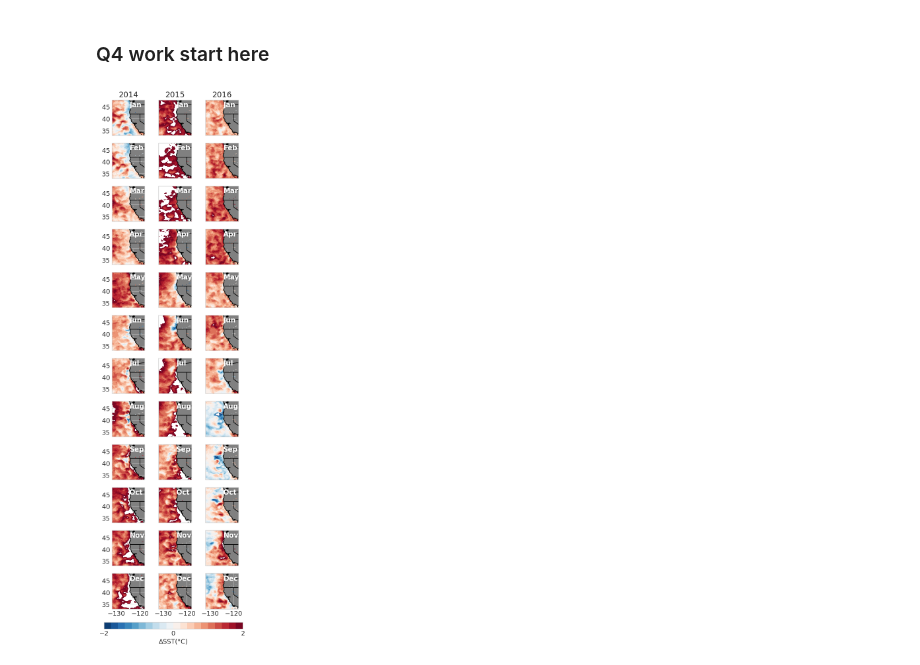
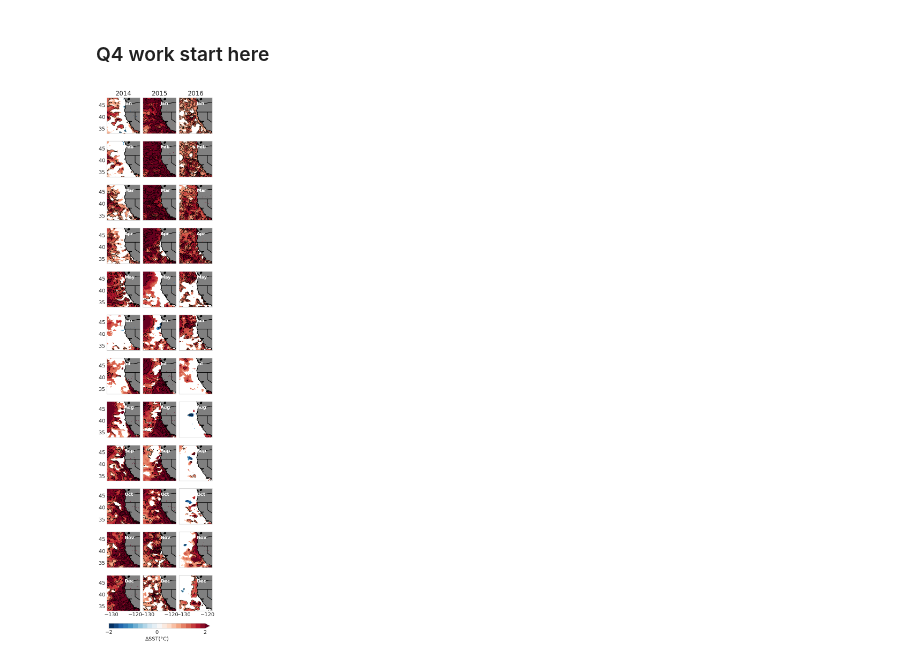
Before and after one commit to UCB-stat-159-s23/hw03-group17, a Jupyter notebook: climate-Q04.ipynb, the cells around one changed output. Drawn from its saved outputs; the diff is of its cells as text; code cells hidden in the pictures.

```diff
--- a/climate-Q04.ipynb
+++ b/climate-Q04.ipynb
@@ -87,56 +87,71 @@ ax.add_feature(cfeature.STATES.with_scale("10m"))
 [figure]
 # %% [markdown]
 ### Q4 work start here
+# %%
+#change into Celcius
+ds['analysed_sst'] = ds.analysed_sst - 273.15
 # %%
-# Calculate SST anomalies
-def calculate_anomalies(ds):
-    climatology = ds.groupby('time.dayofyear').mean('time')
-    anomalies = ds.groupby('time.dayofyear') - climatology
-    return anomalies
-anomalies = calculate_anomalies(ds['analysed_sst'])
+# Get data from 2002 to 2012, calculate mean and standard deviation
+ds_prev = ds['analysed_sst'].sel(time=slice('2002', '2012'))
+ds_prev_mean = ds_prev.groupby(ds_prev.time.dt.month).mean()
+ds_prev_sd = ds_prev.groupby(ds_prev.time.dt.month).std()
 
-# Set up the plot
-fig, axs = plt.subplots(nrows=12, ncols=3, sharex=True, sharey=True, subplot_kw={'projection': crs}, figsize=(10, 20))
+# Get data for 2014, 2015, and 2016, calculate mean for each year
+years = [2014, 2015, 2016]
+ds_yearly_mean = {year: ds['analysed_sst'].sel(time=slice(f"{year}-01-01", f"{year}-12-31")).groupby("time.month").mean() for year in years}
+
+# Calculate anomalies for each year
+anomalies = {year: (ds_yearly_mean[year] - ds_prev_mean).where(abs(ds_yearly_mean[year] - ds_prev_mean) / ds_prev_sd >= 1) for year in years}
+
+# Month list for text labels
+months = ['Jan', 'Feb', 'Mar', 'Apr', 'May', 'Jun', 'Jul', 'Aug', 'Sep', 'Oct', 'Nov', 'Dec']
 
 # Define the color map and levels
 cmap = plt.get_cmap("RdBu_r")
 levels = np.linspace(-2, 2, 21)
 
-# Loop over subplots
-for month in range(12):
-    for year in range(3):
-        # Select data for the current month and year
-        current_year = 2014 + year
-        current_month = month + 1
-        data = anomalies.sel(time=f"{current_year}-{current_month:02d}")
+# Set up the plot
+fig, axs = plt.subplots(nrows=12, ncols=3, sharex=True, sharey=True, subplot_kw=dict(projection=crs), figsize=(6, 30), facecolor='white')
+num_months = len(months)
+# Define the color map and levels
+def draw_anomaly(data, y, year):
+    for m in range(num_months):
+        # Plot the data
+        plot = data.sel(month=m+1).plot(col_wrap=3, ax=axs[m, y], transform=crs, vmin=-3, vmax=3, cmap=cmap, levels=levels, add_colorbar=False)
+        data.sel(month=m+1).plot.contour(ax=axs[m, y], colors='black', linewidths=0.7, cmin=-3, cmax=3)
+        axs[m, y].add_feature(cfeature.LAND, color="grey")
+        axs[m, y].add_feature(cfeature.STATES.with_scale("10m"))
+        axs[m, y].coastlines("10m", color="k")
+        axs[m, y].set_title("")
 
         # Add labels
-        month_name = pd.to_datetime(f"{current_year}-{current_month:02d}", format="%Y-%m").strftime('%b')
-        axs[month, year].text(-124.5, 45, month_name, fontsize=15, color="white", fontweight="semibold")
-        axs[month, year].set(xlabel=None, ylabel=None)
+        axs[m, y].text(-124.5, 45, months[m], fontsize=12, color="white", fontweight="semibold")
+        axs[m, y].set(xlabel=None, ylabel=None)
 
         # Set ticks
-        if month == 0:
-            axs[month, year].set_title(f"{current_year}")
-        if year == 0:
-            axs[month, year].set_yticks([35, 40, 45])
-        if month == 11:
-            axs[month, year].set_xticks([-130, -120])
+        if m == 0:
+            axs[m, y].set_title(year)
+        if year == 2014:
+            axs[m, y].set_yticks([35, 40, 45])
+        if m == 11:
+            axs[m, y].set_xticks([-130, -120])
+    return plot
 
-        # Plot the data
-        plot = axs[month, year].contourf(data.lon, data.lat, data.mean("time"), transform=crs, cmap=cmap, levels=levels)
-        axs[month, year].add_feature(cfeature.LAND, color="grey")
-        axs[month, year].add_feature(cfeature.STATES.with_scale("10m"))
-        axs[month, year].coastlines("10m", color="k")
+# Draw anomalies for 2014, 2015, and 2016
+for y, year in enumerate(years):
+    draw_anomaly(anomalies[year], y, year)
+
+# Draw anomalies for 2014, 2015, and 2016
+for y, year in enumerate(years):
+    plot = draw_anomaly(anomalies[year], y, year)
 
 # Adjust subplot spacing
-fig.subplots_adjust(left=0, hspace=.215, wspace=-.77)
+fig.subplots_adjust(left=0, hspace=.215, wspace=-.50)
 
 # Add colorbar
-ax = fig.add_axes((.235, .08, .42, .01))
-cbar = plt.colorbar(plot, cax=ax, orientation='horizontal', ticks=np.arange(-2, 3, 2))
+cbar = plt.colorbar(plot, ax = axs, location = 'bottom', ticks=np.arange(-2, 3, 2), shrink = 0.7, pad = 0.02)
 cbar.set_label('ΔSST(°C)', loc="center")
-
-fig.show()
+plt.savefig('Q4')
+plt.show()
 # %% [output]
-[figure, old version]
+[figure, new version]
```
